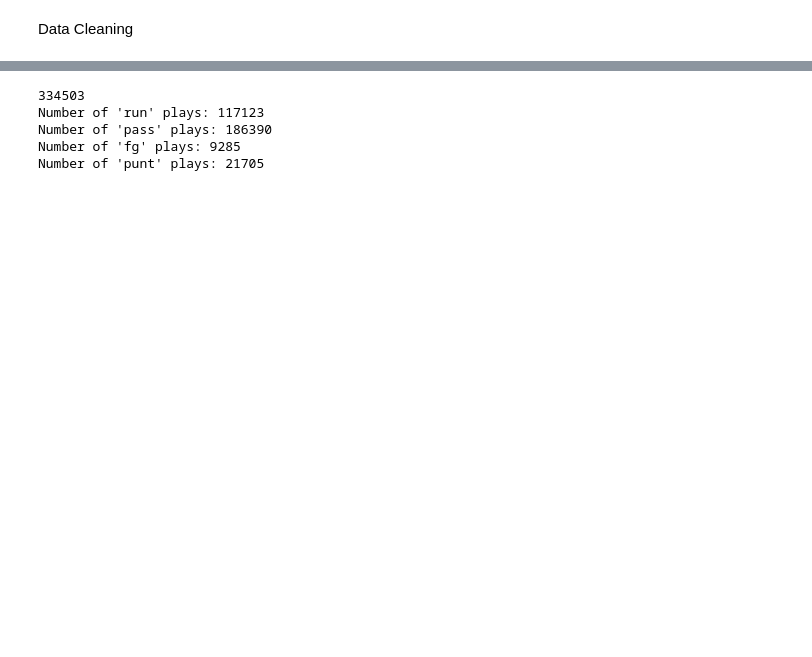
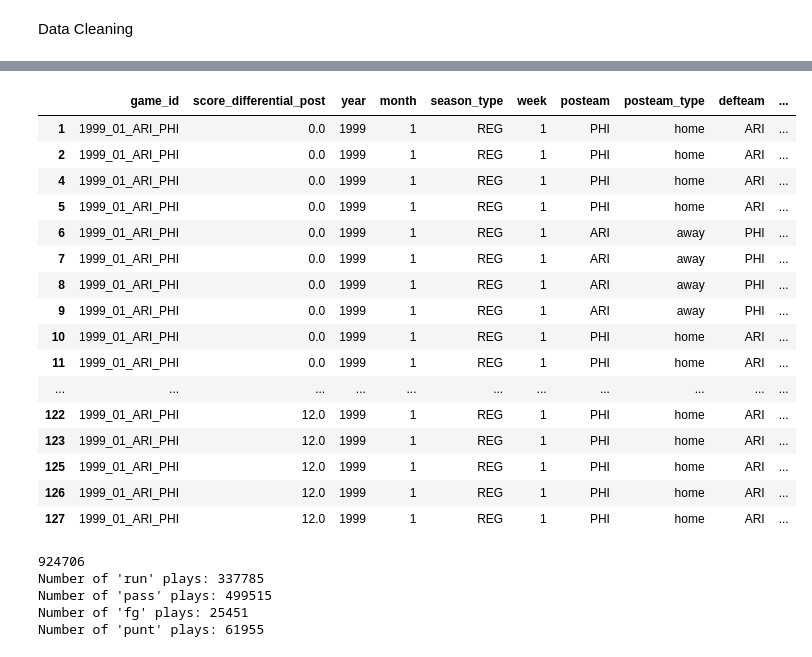
Before and after one commit to JTL24/AI-NFL-Predictor, a Jupyter notebook: finalProject-all4.ipynb, the cells around one changed output, grey strips where cells are left out. Cells and saved outputs as stored; diff of their text form; code cells hidden in the pictures; blank space fills up the shorter version.

```diff
--- a/finalProject-all4.ipynb
+++ b/finalProject-all4.ipynb
@@ -39,0 +44,6 @@ Data Cleaning
+# %%
+import pandas as pd
+pd.set_option('display.max_rows', None)
+pd.set_option('display.max_columns', None)
+
+data.head(100)
@@ -40,7 +68,6 @@ Data Cleaning
 # %%
-##get data
-##data is already from 2012-2020
-data = pd.read_csv('data_file.csv') # pandas data frame
+
+
 
 
 ##preprocessing
@@ -50,6 +77,7 @@ data = pd.read_csv('data_file.csv') # pandas data frame
 data = data.loc[(data['desc'].str.startswith('('))]
 data = data[data['play_type'] != 'qb_kneel']
 data = data[data['play_type'] != 'no_play']
+##data = data[data['posteam'] == 'NE']
 data = data.dropna(subset=['down'])
 data = data.dropna(subset=['play_type'])
 data = data.dropna(subset=['wp'])
@@ -93,14 +121,10 @@ data.loc[data.rush==1,'play_type'] = 'run'
 # columns are the strings
 # things to encode from strings to 1s and zeros
 # season_type,
-columnsKeep = ['game_id', 'year','month','season_type','week','posteam','posteam_type','defteam','side_of_field','yardline_100','half_seconds_remaining','home_team','away_team',
+columnsKeep = ['game_id', 'score_differential_post','year','month','season_type','week','posteam','posteam_type','defteam','side_of_field','yardline_100','half_seconds_remaining','home_team','away_team',
                'game_seconds_remaining','game_half','drive','down','time','yrdln','ydstogo','desc','play_type','yards_gained','shotgun','no_huddle','qb_dropback','qb_kneel',
                'qb_spike','qb_scramble','pass_length','run_location','run_gap','home_timeouts_remaining','away_timeouts_remaining','total_home_score','total_away_score',
                'passer_player_name','receiver_player_name','rusher_player_name','play_type_nfl','roof','surface','temp','wind','home_coach','away_coach','game_stadium',
                'success', 'wp']
 
 data = data[columnsKeep]
-
-# print(data.head(5))
-
-data.to_csv('finalized_data.csv', index=False)
@@ -106,0 +134,19 @@ data.to_csv('finalized_data.csv', index=False)
+# %%
+def pos_coach(row):
+    if row['posteam_type'] == 'home':
+        return f'{row["home_coach"]}'
+    elif row['posteam_type'] == 'away':
+        return f'{row["away_coach"]}'
+
+data['pos_coach'] = data.apply(pos_coach,axis=1)
+
+# label_encoders = {}
+# for column in columnsKeep:
+#     if is_not_number(data[column].iloc[0]):
+#         le = LabelEncoder()
+#         data[column] = le.fit_transform(data[column])
+#         label_encoders[column] = le
+# %%
+le = LabelEncoder()
+data['pos_coach'] = le.fit_transform(data['pos_coach'])
+data['pos_coach']
@@ -107,3 +171,23 @@ data.to_csv('finalized_data.csv', index=False)
+# %%
+data.head(100)
+# %% [output]
+|  | game_id | score_differential_post | year | month | season_type | week | posteam | posteam_type | defteam | ... |
+| 1 | 1999_01_ARI_PHI | 0.0 | 1999 | 1 | REG | 1 | PHI | home | ARI | ... |
+| 2 | 1999_01_ARI_PHI | 0.0 | 1999 | 1 | REG | 1 | PHI | home | ARI | ... |
+| 4 | 1999_01_ARI_PHI | 0.0 | 1999 | 1 | REG | 1 | PHI | home | ARI | ... |
+| 5 | 1999_01_ARI_PHI | 0.0 | 1999 | 1 | REG | 1 | PHI | home | ARI | ... |
+| 6 | 1999_01_ARI_PHI | 0.0 | 1999 | 1 | REG | 1 | ARI | away | PHI | ... |
+| 7 | 1999_01_ARI_PHI | 0.0 | 1999 | 1 | REG | 1 | ARI | away | PHI | ... |
+| 8 | 1999_01_ARI_PHI | 0.0 | 1999 | 1 | REG | 1 | ARI | away | PHI | ... |
+| 9 | 1999_01_ARI_PHI | 0.0 | 1999 | 1 | REG | 1 | ARI | away | PHI | ... |
+| 10 | 1999_01_ARI_PHI | 0.0 | 1999 | 1 | REG | 1 | PHI | home | ARI | ... |
+| 11 | 1999_01_ARI_PHI | 0.0 | 1999 | 1 | REG | 1 | PHI | home | ARI | ... |
+| ... | ... | ... | ... | ... | ... | ... | ... | ... | ... | ... |
+| 122 | 1999_01_ARI_PHI | 12.0 | 1999 | 1 | REG | 1 | PHI | home | ARI | ... |
+| 123 | 1999_01_ARI_PHI | 12.0 | 1999 | 1 | REG | 1 | PHI | home | ARI | ... |
+| 125 | 1999_01_ARI_PHI | 12.0 | 1999 | 1 | REG | 1 | PHI | home | ARI | ... |
+| 126 | 1999_01_ARI_PHI | 12.0 | 1999 | 1 | REG | 1 | PHI | home | ARI | ... |
+| 127 | 1999_01_ARI_PHI | 12.0 | 1999 | 1 | REG | 1 | PHI | home | ARI | ... |
 # %%
 print(len(data))
 
@@ -119,11 +203,11 @@ print("Number of 'pass' plays:", passCount)
 print("Number of 'fg' plays:", fgCount)
 print("Number of 'punt' plays:", puntCount)
 # %% [output]
-334503
-Number of 'run' plays: 117123
-Number of 'pass' plays: 186390
-Number of 'fg' plays: 9285
-Number of 'punt' plays: 21705
+924706
+Number of 'run' plays: 337785
+Number of 'pass' plays: 499515
+Number of 'fg' plays: 25451
+Number of 'punt' plays: 61955
 # %%
 ##check for nan values in data
 for index, row in data.iterrows():
```
Also changed, not shown: parts of 12 cells of this notebook.
